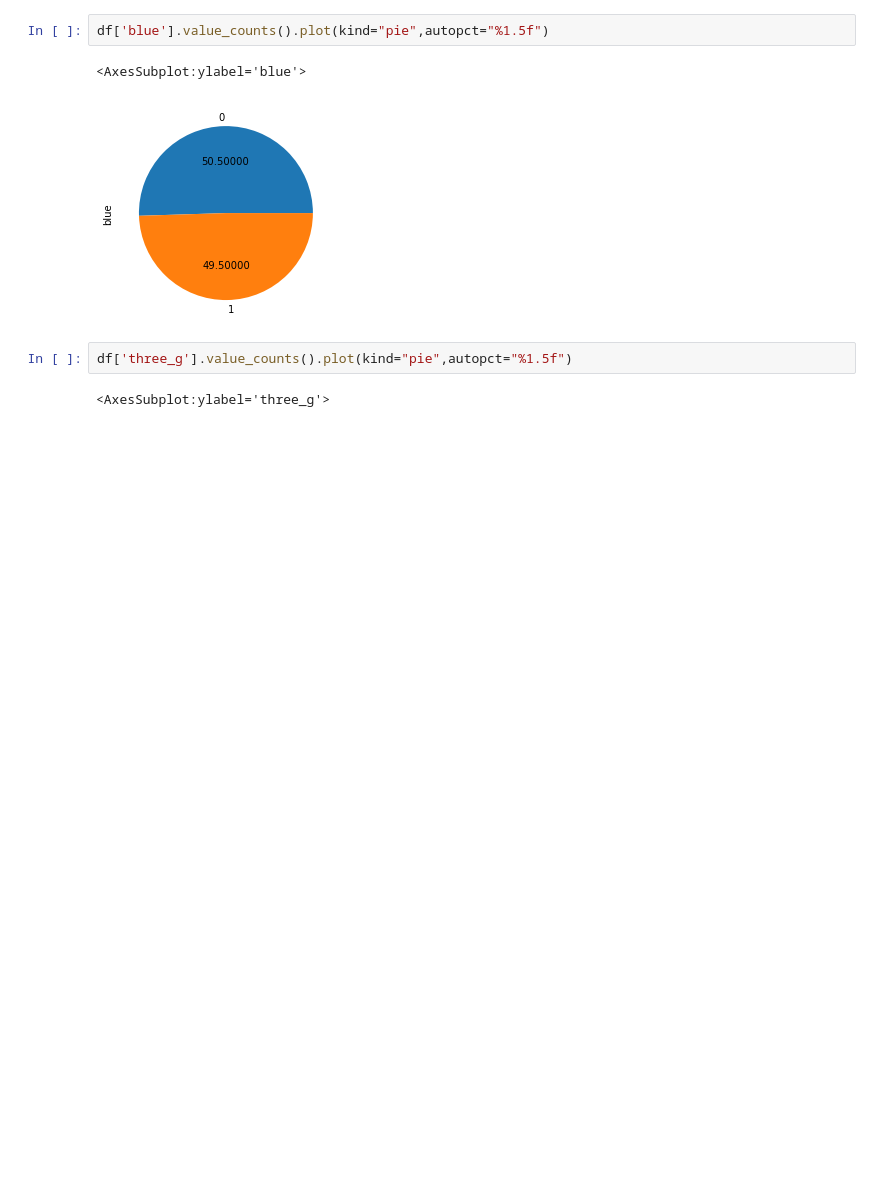
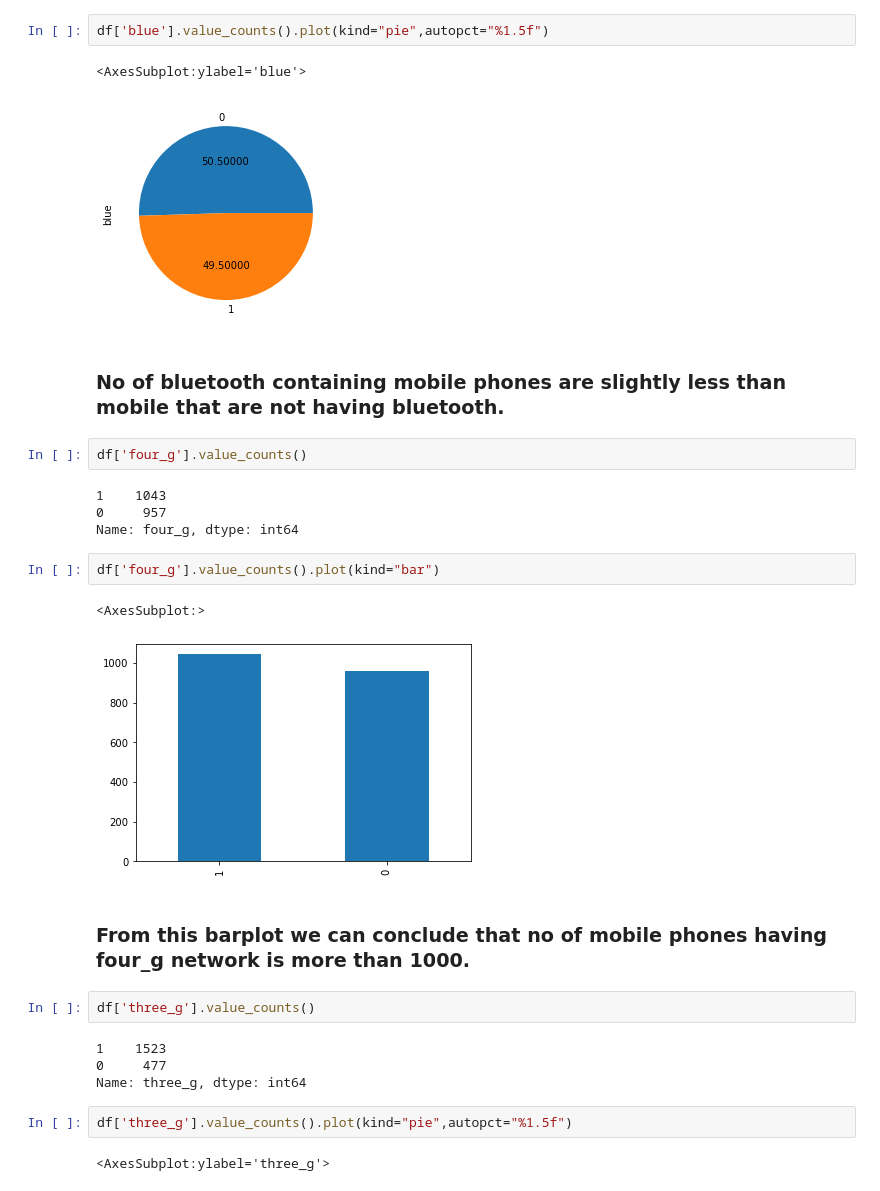
Before and after one commit to Krgautam3011/Data-mobile-price-range-analysis, a Jupyter notebook: eda project.ipynb, the cells around one changed output. Saved outputs shown, nothing was run; the diff lists cells and outputs as text; blank space fills up the shorter version.

```diff
--- a/eda project.ipynb
+++ b/eda project.ipynb
@@ -190,6 +281,27 @@ df['blue'].value_counts().plot(kind="pie",autopct="%1.5f")
 # %% [output]
 <AxesSubplot:ylabel='blue'>
 [figure]
+# %% [markdown]
+### No of bluetooth containing mobile phones are slightly less than mobile that are not having bluetooth.
+# %%
+df['four_g'].value_counts()
+# %% [output]
+1    1043
+0     957
+Name: four_g, dtype: int64
+# %%
+df['four_g'].value_counts().plot(kind="bar")
+# %% [output]
+<AxesSubplot:>
+[figure, added]
+# %% [markdown]
+### From this barplot we can conclude that no of mobile phones having four_g network is more than 1000.
+# %%
+df['three_g'].value_counts()
+# %% [output]
+1    1523
+0     477
+Name: three_g, dtype: int64
 # %%
 df['three_g'].value_counts().plot(kind="pie",autopct="%1.5f")
 # %% [output]
```
Also changed, not shown: parts of 42 cells of this notebook.
